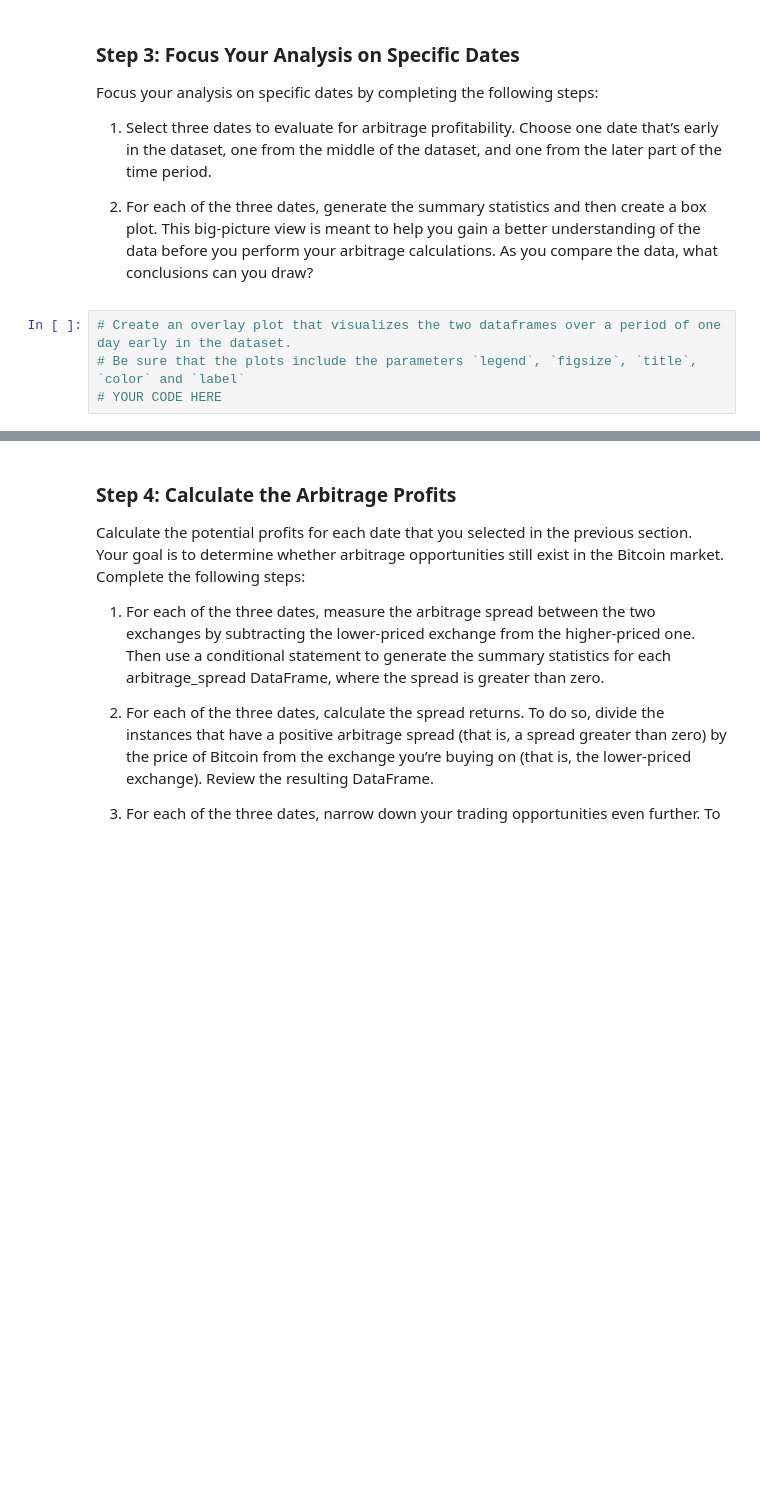
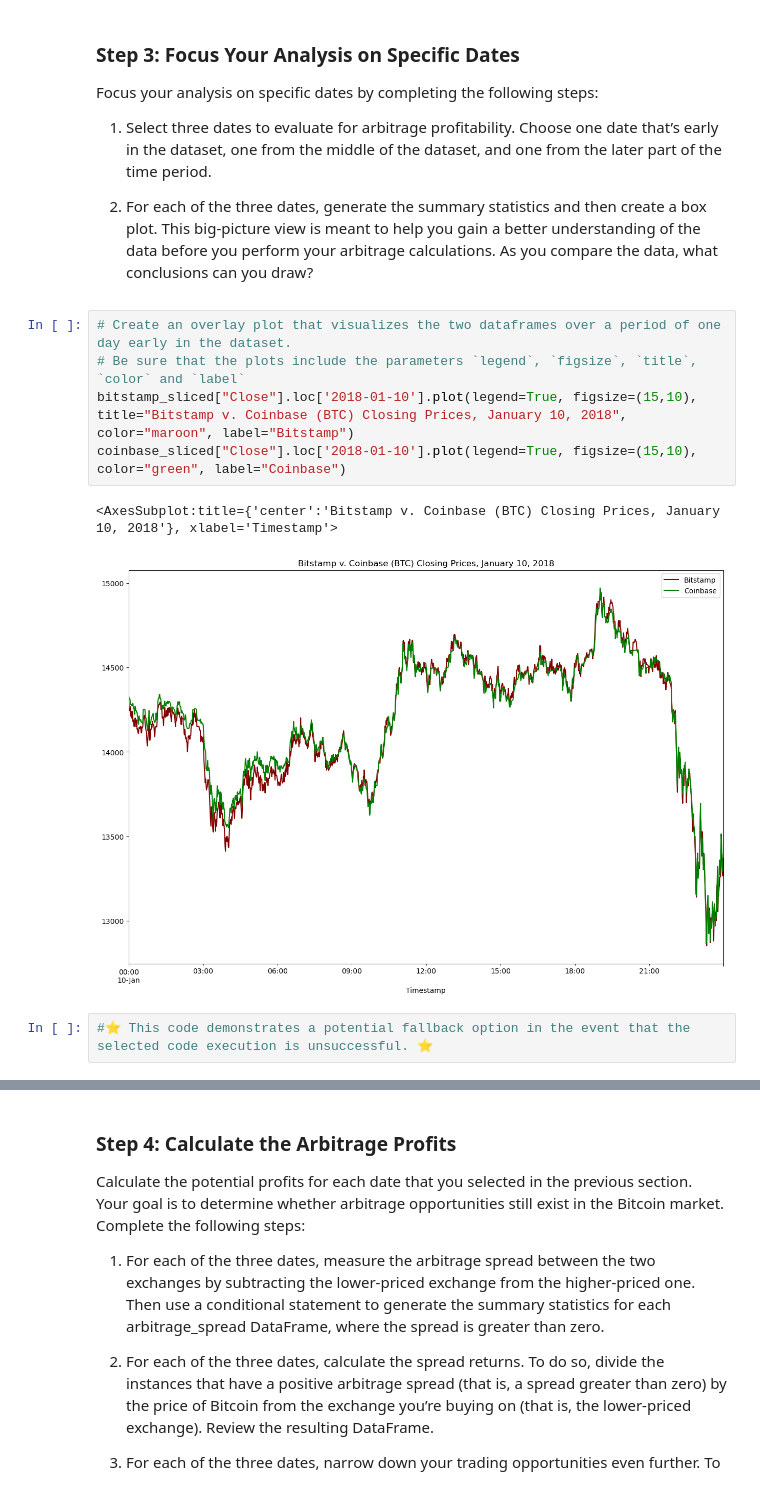
Before and after one commit to julio-rod/BTC-Arbitrage, a Jupyter notebook: crypto_arbitrage.ipynb, the cells around one changed output, grey strips where cells are left out. Cells and saved outputs as stored; diff of their text form; blank space fills up the shorter version.

```diff
--- a/crypto_arbitrage.ipynb
+++ b/crypto_arbitrage.ipynb
@@ -428,4 +428,10 @@ Focus your analysis on specific dates by completing the following steps:
 # %%
 # Create an overlay plot that visualizes the two dataframes over a period of one day early in the dataset.
 # Be sure that the plots include the parameters `legend`, `figsize`, `title`, `color` and `label`
-# YOUR CODE HERE
+bitstamp_sliced["Close"].loc['2018-01-10'].plot(legend=True, figsize=(15,10), title="Bitstamp v. Coinbase (BTC) Closing Prices, January 10, 2018", color="maroon", label="Bitstamp")
+coinbase_sliced["Close"].loc['2018-01-10'].plot(legend=True, figsize=(15,10), color="green", label="Coinbase")
+# %% [output]
+<AxesSubplot:title={'center':'Bitstamp v. Coinbase (BTC) Closing Prices, January 10, 2018'}, xlabel='Timestamp'>
+[figure, added]
+# %%
+#⭐️ This code demonstrates a potential fallback option in the event that the selected code execution is unsuccessful. ⭐️
```
Also changed, not shown: parts of 26 cells of this notebook.
